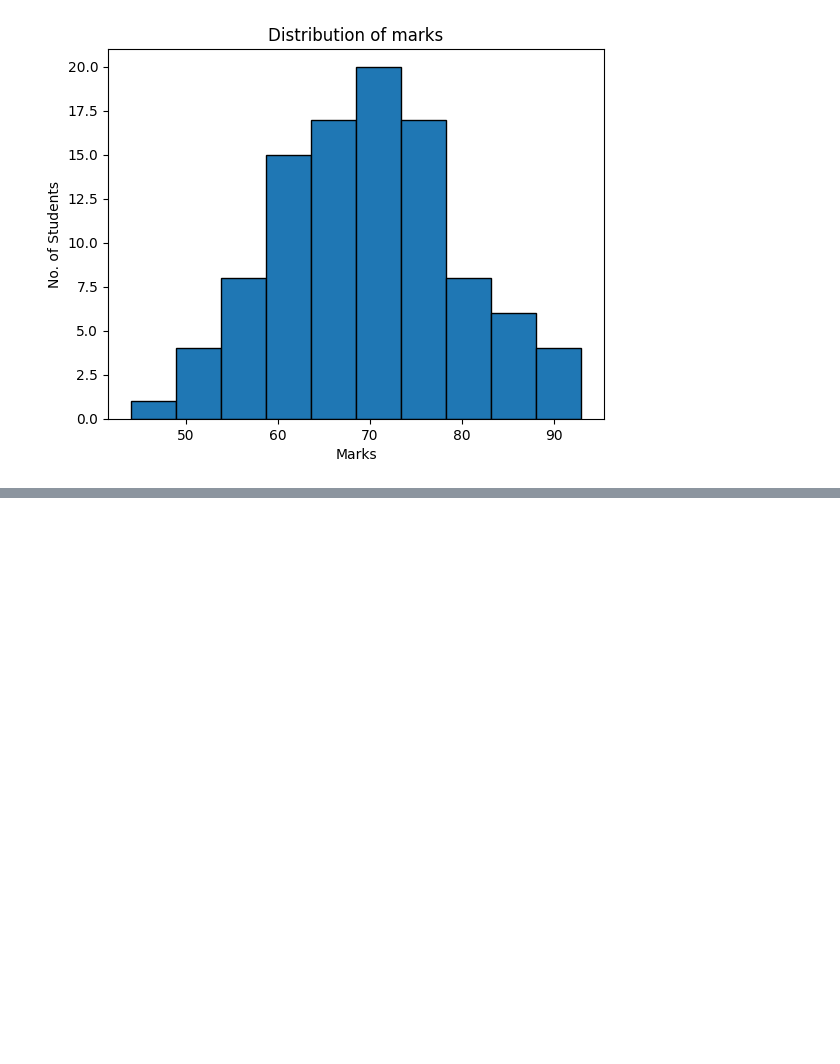
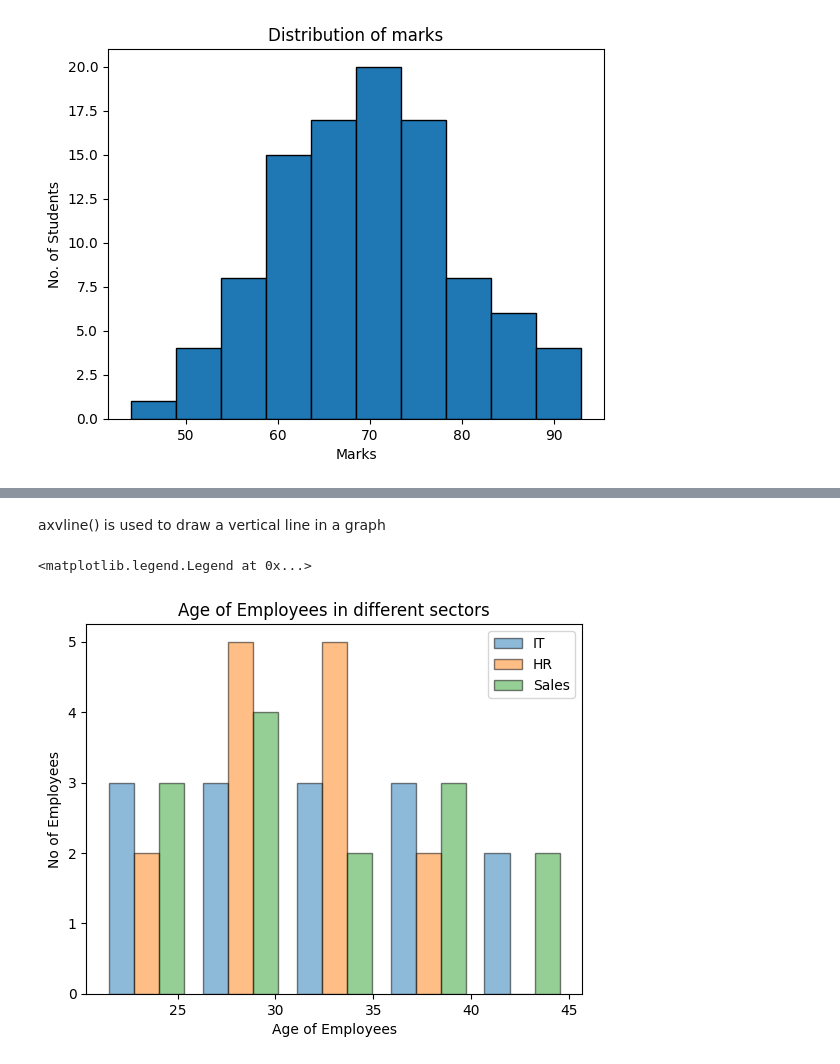
Before and after one commit to mohdwalirahmani/Data-Analytics, a Jupyter notebook: 05_Data Visualization/04_histogram.ipynb, the cells around one changed output, grey strips where cells are left out. Drawn from its saved outputs; the diff is of its cells as text; code cells hidden in the pictures; blank space fills up the shorter version.

```diff
--- a/05_Data Visualization/04_histogram.ipynb
+++ b/05_Data Visualization/04_histogram.ipynb
@@ -46,0 +71,21 @@ Text(0.5, 1.0, 'Distribution of marks')
+# %% [markdown]
+axvline() is used to draw a vertical line in a graph
+# %%
+# Age of Emoloyees
+
+IT = [22,24,25,26,28,30,31,33,35,36,38,40,42,45]
+HR = [24,25,26,27,28,29,30,31,32,33,34,35,36,37]
+Sales = [21,23,24,26,27,29,30,32,34,36,38,40,42,44]
+
+plt.hist([IT, HR, Sales], bins = 5, edgecolor = "black", alpha = 0.5, label = ["IT", "HR", "Sales"])
+
+# plt.hist(HR, bins = 5, edgecolor = "black", alpha = 0.5, label = "HR")
+# plt.hist(Sales, bins = 5, edgecolor = "black", alpha = 0.5, label = "Sales")
+
+plt.xlabel("Age of Employees")
+plt.ylabel("No of Employees")
+plt.title("Age of Employees in different sectors")
+plt.legend()
+# %% [output]
+<matplotlib.legend.Legend at 0x...>
+[figure, added]
```
Also changed, not shown: parts of 2 cells of this notebook.
